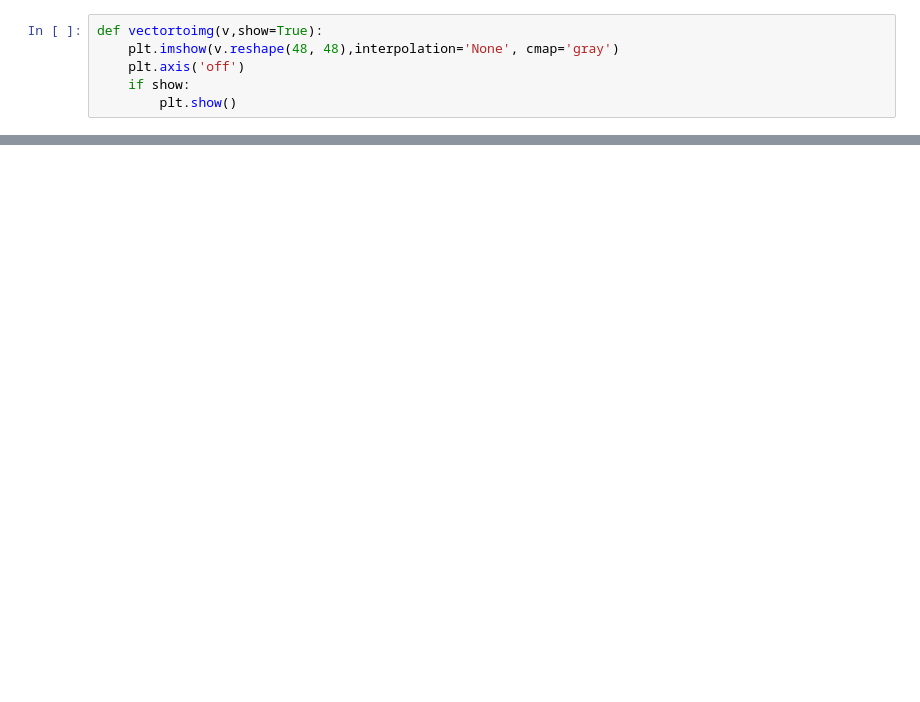
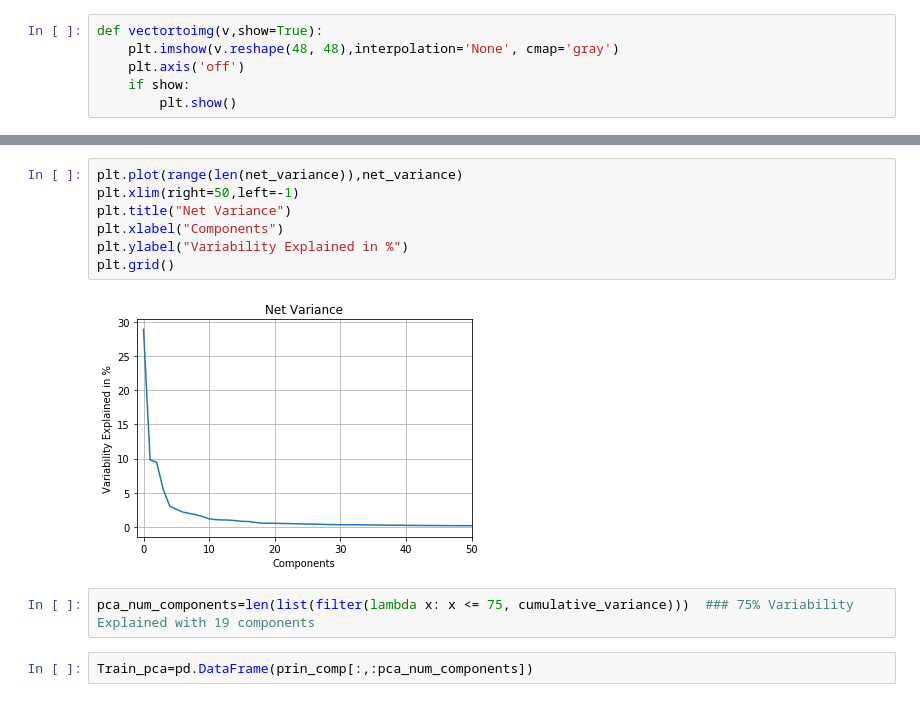
Before and after one commit to MR-KHILADI/Facial-Expression-Recognition, a Jupyter notebook: Facial Expression Recognition.ipynb, the cells around one changed output, grey strips where cells are left out. Cells and saved outputs as stored; diff of their text form; blank space fills up the shorter version.

```diff
--- a/Facial Expression Recognition.ipynb
+++ b/Facial Expression Recognition.ipynb
@@ -27,0 +96,13 @@ vectortoimg(Train_data.iloc[1,:].values)
+# %%
+plt.plot(range(len(net_variance)),net_variance)
+plt.xlim(right=50,left=-1)
+plt.title("Net Variance")
+plt.xlabel("Components")
+plt.ylabel("Variability Explained in %")
+plt.grid()
+# %% [output]
+[figure, added]
+# %%
+pca_num_components=len(list(filter(lambda x: x <= 75, cumulative_variance)))  ### 75% Variability Explained with 19 components
+# %%
+Train_pca=pd.DataFrame(prin_comp[:,:pca_num_components])
```
Also changed, not shown: parts of 32 cells of this notebook.
